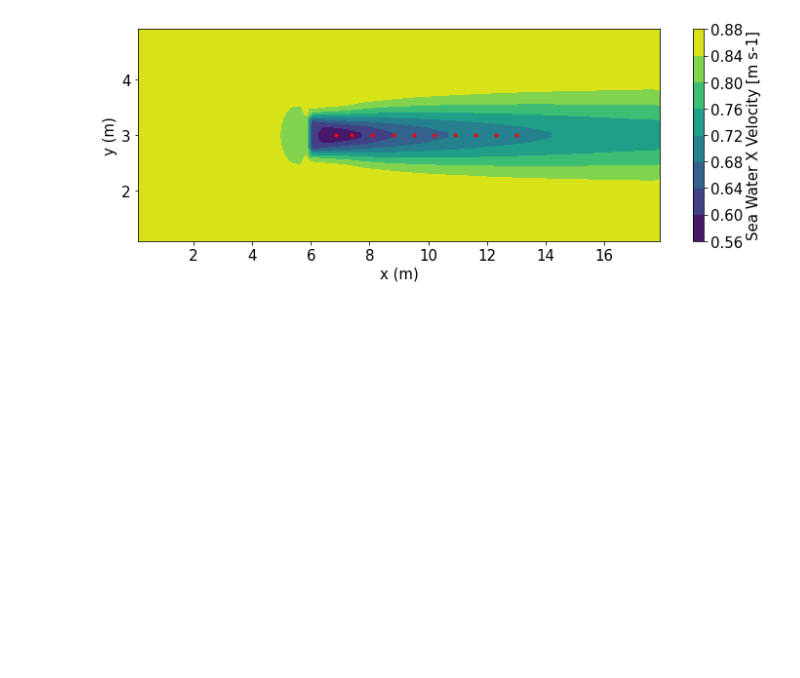
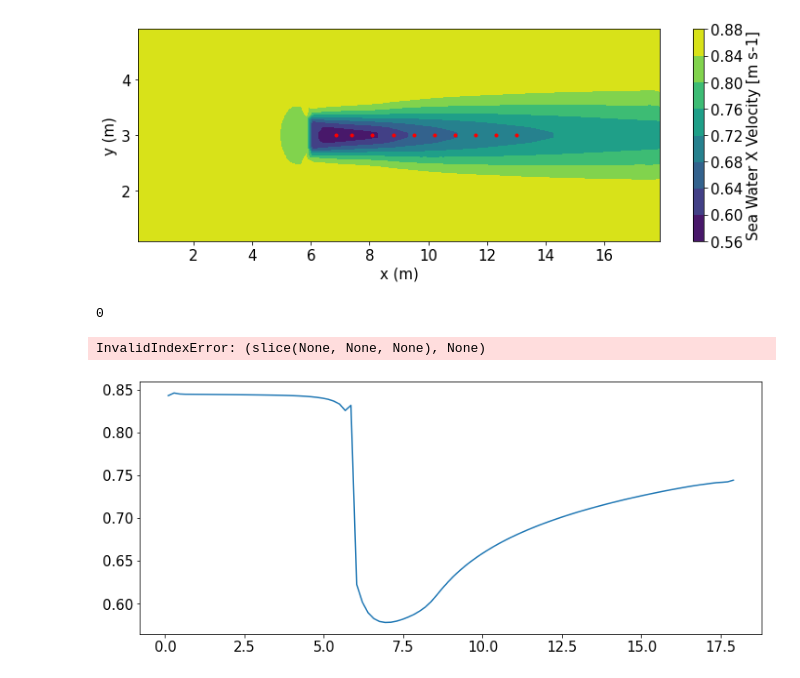
Before and after one commit to browniea/Delft3D_verify, a Jupyter notebook: Delft3d_verify.ipynb, the cells around one changed output. Saved outputs shown, nothing was run; the diff lists cells and outputs as text; code cells hidden in the pictures; blank space fills up the shorter version.

```diff
--- a/Delft3d_verify.ipynb
+++ b/Delft3d_verify.ipynb
@@ -186,3 +214,33 @@ cbar.set_label(f'{cbar_label} [{d3d_data.variables[variable].units}]')
 # %% [output]
 [0, 1, 2]
 [figure]
+# %%
+x_line = np.linspace(xmin, xmax, num=100)
+y = np.mean([ymin, ymax])
+z = np.mean([zmin,zmax])
+
+contour_points = d3d.create_points(x_line, y, z)
+
+cline_variable = interp.griddata(var_data_df[['x','y','z']],
+                     var_data_df[variable],
+                     contour_points[['x','y','z']])
+# Plotting
+Type='Centerline'
+plt.figure(figsize=(12,5))
+Model= plt.plot(x_line, cline_variable, label="D3D model")
+Exp=plt.plot(x, ucx_experiment,'o', label="Experiment")
+plt.grid()
+plt.xlabel('x (m)')
+
+y_name= f'{d3d_data.variables[variable].standard_name}'
+y_label=' '.join([x.capitalize() for x in y_name.split('_')])
+plt.ylabel(f'{y_label} [{d3d_data.variables[variable].units}]')
+
+title_name= f'{d3d_data.variables[variable].long_name}'
+title_label=' '.join([x.capitalize() for x in title_name.split(' ')])
+plt.title(f'{Type} {title_label} \n  time: {var_data_df.time[1]} s')
+plt.legend()
+# %% [output]
+0
+InvalidIndexError: (slice(None, None, None), None)
+[figure, added]
```
Also changed, not shown: parts of 9 cells of this notebook.
